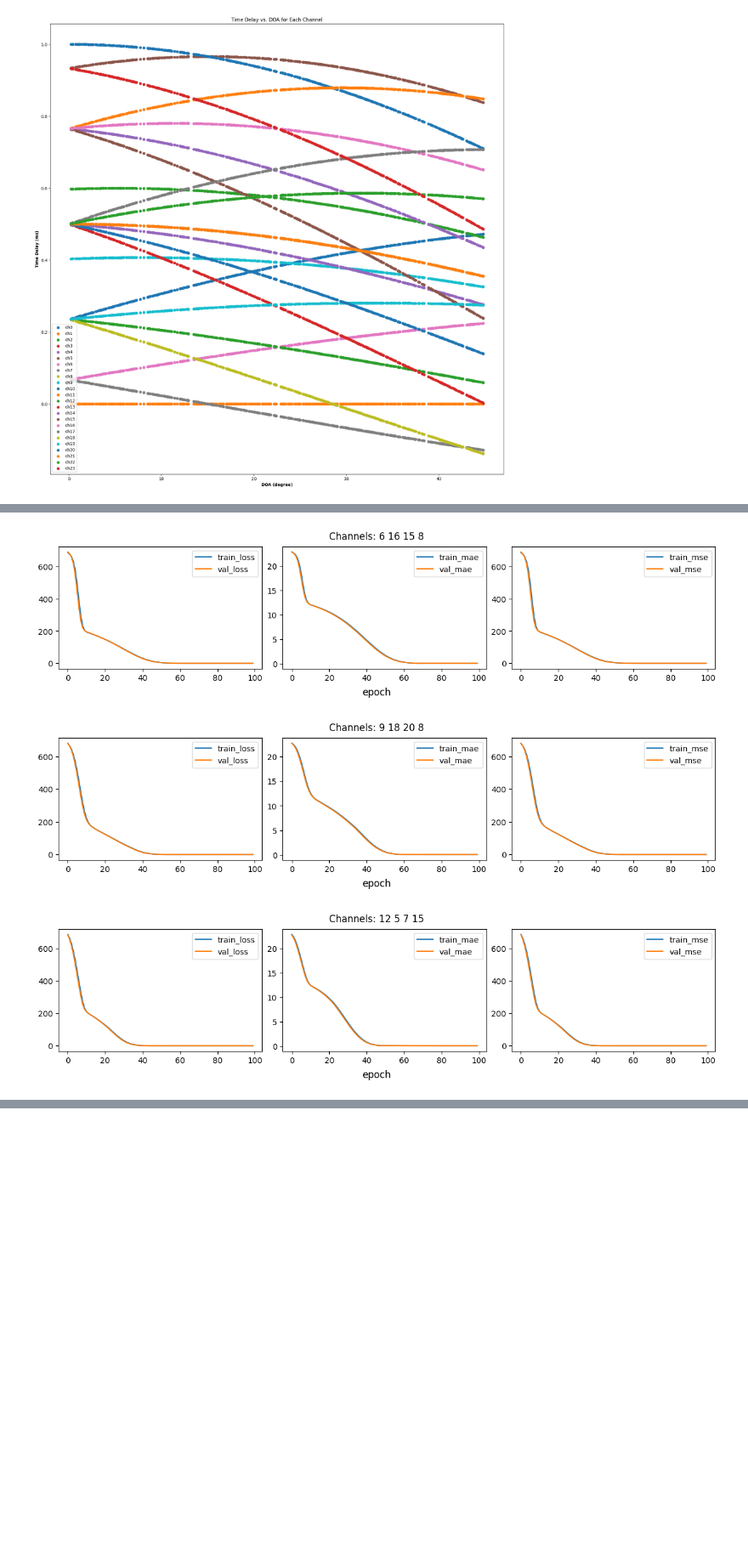
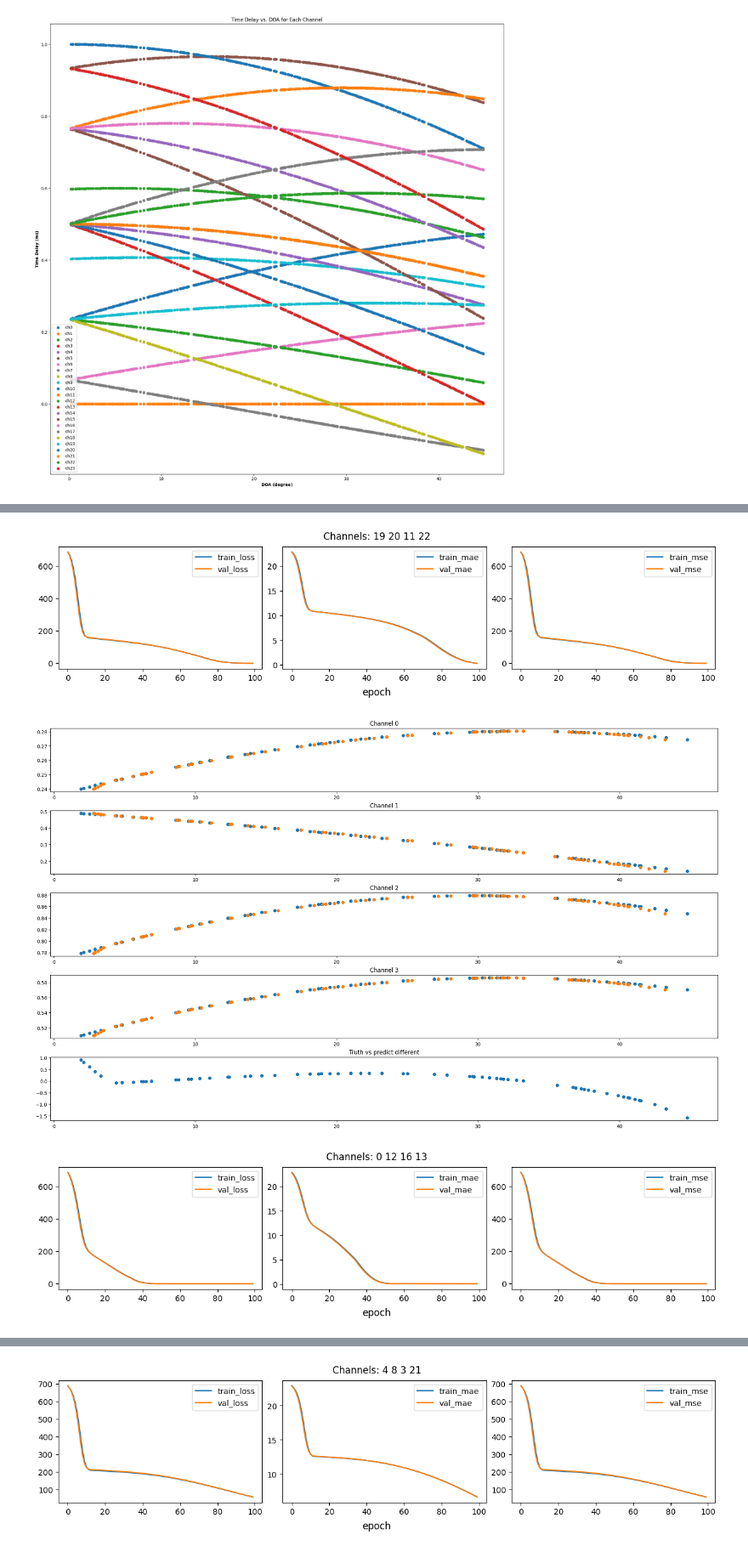
Before and after one commit to nhatvan2231/AA_DOA, a Jupyter notebook: src/python/building_model.ipynb, the cells around one changed output, grey strips where cells are left out. Shown at 85% size. Saved outputs shown, nothing was run; the diff lists cells and outputs as text; code cells hidden in the pictures; blank space fills up the shorter version.

```diff
--- a/src/python/building_model.ipynb
+++ b/src/python/building_model.ipynb
@@ -58,7 +58,7 @@ dataset.plot()
 # %% [output]
 [figure]
 # %%
-list_channels = genRandomAA(4,4)
+list_channels = genRandomAA(4,10)
 # %%
 for channels in list_channels:
     dataset = DataSetPacker(inputs, labels, channels)
@@ -68,4 +68,5 @@ for channels in list_channels:
     losses = model.fit(train_dataset.batch(8), epochs=100, validation_data = val_dataset.batch(8), verbose=False)
     EvaluateModel.plot_history(losses, channels)
     EvaluateModel.evaluate(model, test_dataset, True)
+    EvaluateModel.plot_evaluation(model, channels, test_dataset)
 # %% [output]
@@ -76,3 +90,3 @@ for channels in list_channels:
-[figure, old version]
+[figure, new version]
-[figure, old version]
+[figure, new version]
-[figure, old version]
+[figure, new version]
@@ -79,0 +94 @@ for channels in list_channels:
+[figure, added]
```
Also changed, not shown: parts of 4 cells of this notebook, 1 other file.
